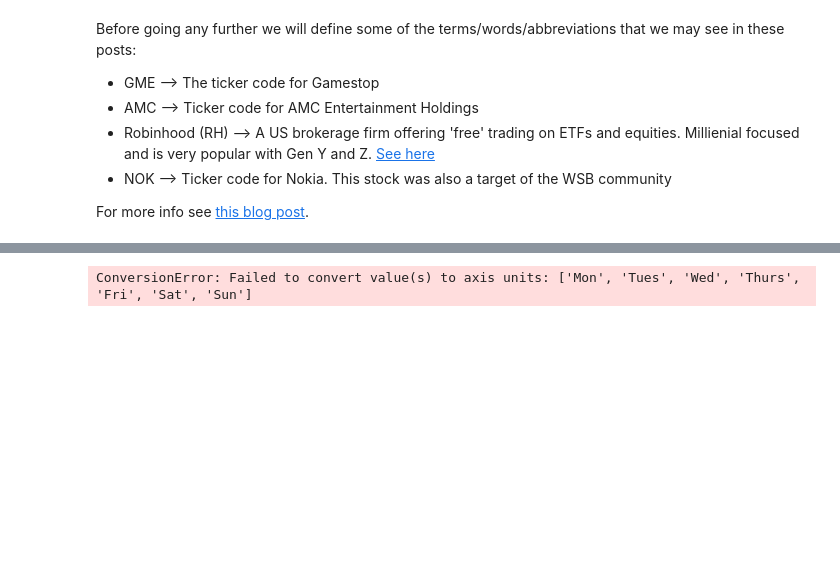
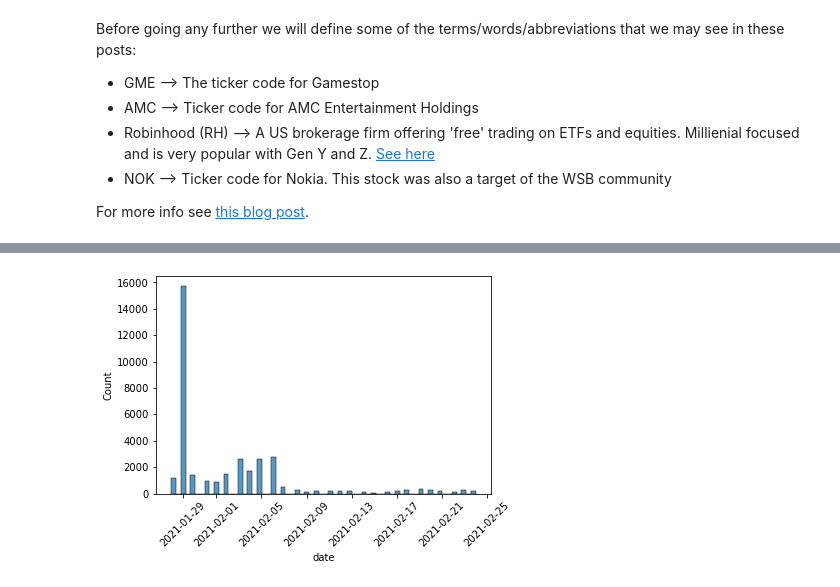
Before and after one commit to JoshyB14/Wall-Street-Bets-Reddit, a Jupyter notebook: WSB_post_analysis.ipynb, the cells around one changed output, grey strips where cells are left out. Drawn from its saved outputs; the diff is of its cells as text; code cells hidden in the pictures; blank space fills up the shorter version.

Commit message:
analysis on date/hour + gme stock price added

```diff
--- a/WSB_post_analysis.ipynb
+++ b/WSB_post_analysis.ipynb
@@ -106,3 +136,8 @@ Before going any further we will define some of the terms/words/abbreviations th
 - NOK --> Ticker code for Nokia. This stock was also a target of the WSB community
 
 For more info see [this blog post](https://www.wallstreetbets.shop/blogs/news/dissecting-the-unique-lingo-and-terminology-used-in-the-subreddit-r-wallstreetbets).
+# %%
+date_min = wsb['date'].min()
+date_max = wsb['date'].max()
+print(f'Starting date in data: {date_min}')
+print(f'Most recent date in data: {date_max}')
@@ -108,0 +149,2 @@ For more info see [this blog post](https://www.wallstreetbets.shop/blogs/news/di
+# %%
+wsb = wsb[wsb['date']!= date_min]
@@ -109,6 +160,6 @@ For more info see [this blog post](https://www.wallstreetbets.shop/blogs/news/di
 # %%
-sns.histplot(x='weekday',hue='weekday', data=wsb)
-plt.xticks(['Mon','Tues','Wed','Thurs','Fri','Sat','Sun'])
+sns.histplot(x='date', data=wsb)
+plt.xticks(rotation=45)
 plt.show()
 # %% [output]
-ConversionError: Failed to convert value(s) to axis units: ['Mon', 'Tues', 'Wed', 'Thurs', 'Fri', 'Sat', 'Sun']
+[figure, added]
```
Also changed, not shown: parts of 11 cells of this notebook, 1 other file.
